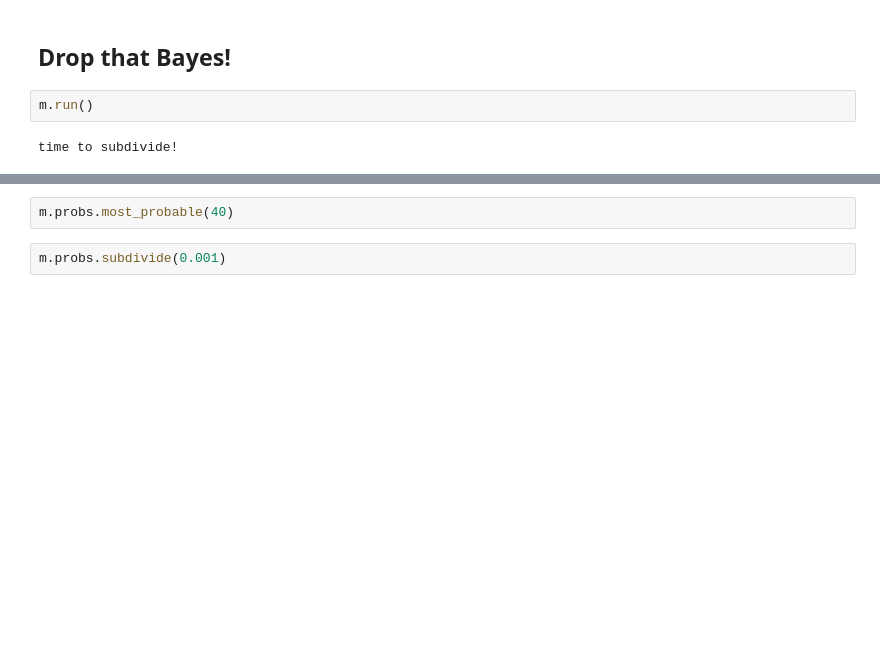
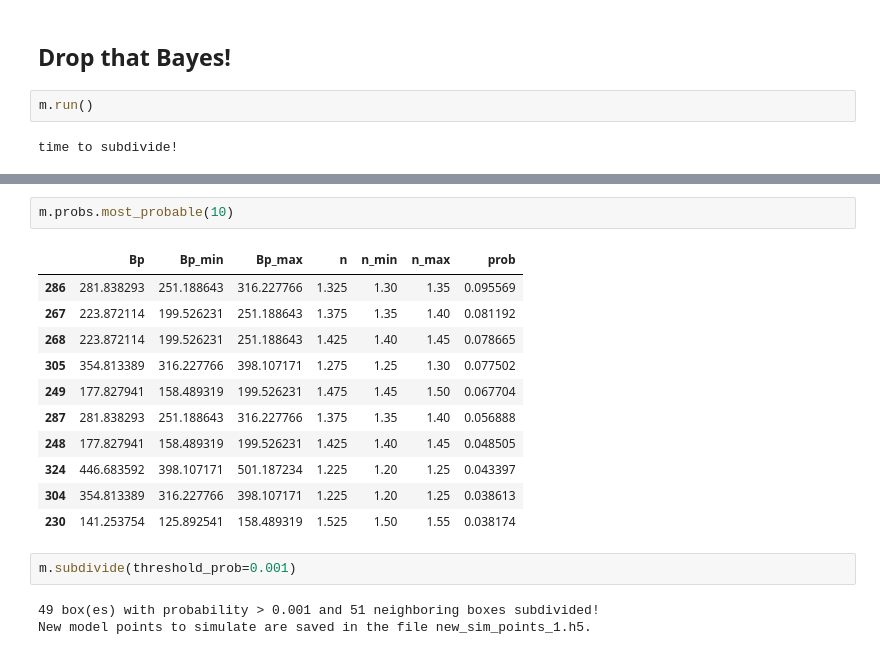
Before and after one commit to PV-Lab/bayesim, a Jupyter notebook: examples/diode/ideal_diode.ipynb, the cells around one changed output, grey strips where cells are left out. Cells and saved outputs as stored; diff of their text form; blank space fills up the shorter version.

Commit message:
fixed errors in diode example, working on adding new model data

```diff
--- a/examples/diode/ideal_diode.ipynb
+++ b/examples/diode/ideal_diode.ipynb
@@ -106,7 +152,22 @@ m.probs.visualize()
 # %%
-m.probs.most_probable(40)
+m.probs.most_probable(10)
+# %% [output]
+|  | Bp | Bp_min | Bp_max | n | n_min | n_max | prob |
+| 286 | 281.838293 | 251.188643 | 316.227766 | 1.325 | 1.30 | 1.35 | 0.095569 |
+| 267 | 223.872114 | 199.526231 | 251.188643 | 1.375 | 1.35 | 1.40 | 0.081192 |
+| 268 | 223.872114 | 199.526231 | 251.188643 | 1.425 | 1.40 | 1.45 | 0.078665 |
+| 305 | 354.813389 | 316.227766 | 398.107171 | 1.275 | 1.25 | 1.30 | 0.077502 |
+| 249 | 177.827941 | 158.489319 | 199.526231 | 1.475 | 1.45 | 1.50 | 0.067704 |
+| 287 | 281.838293 | 251.188643 | 316.227766 | 1.375 | 1.35 | 1.40 | 0.056888 |
+| 248 | 177.827941 | 158.489319 | 199.526231 | 1.425 | 1.40 | 1.45 | 0.048505 |
+| 324 | 446.683592 | 398.107171 | 501.187234 | 1.225 | 1.20 | 1.25 | 0.043397 |
+| 304 | 354.813389 | 316.227766 | 398.107171 | 1.225 | 1.20 | 1.25 | 0.038613 |
+| 230 | 141.253754 | 125.892541 | 158.489319 | 1.525 | 1.50 | 1.55 | 0.038174 |
 # %%
-m.probs.subdivide(0.001)
+m.subdivide(threshold_prob=0.001)
+# %% [output]
+49 box(es) with probability > 0.001 and 51 neighboring boxes subdivided!
+New model points to simulate are saved in the file new_sim_points_1.h5.
 # %%
 m.probs.visualize()
 # %% [output]
```
Also changed, not shown: parts of 15 cells of this notebook, 7 other files.
